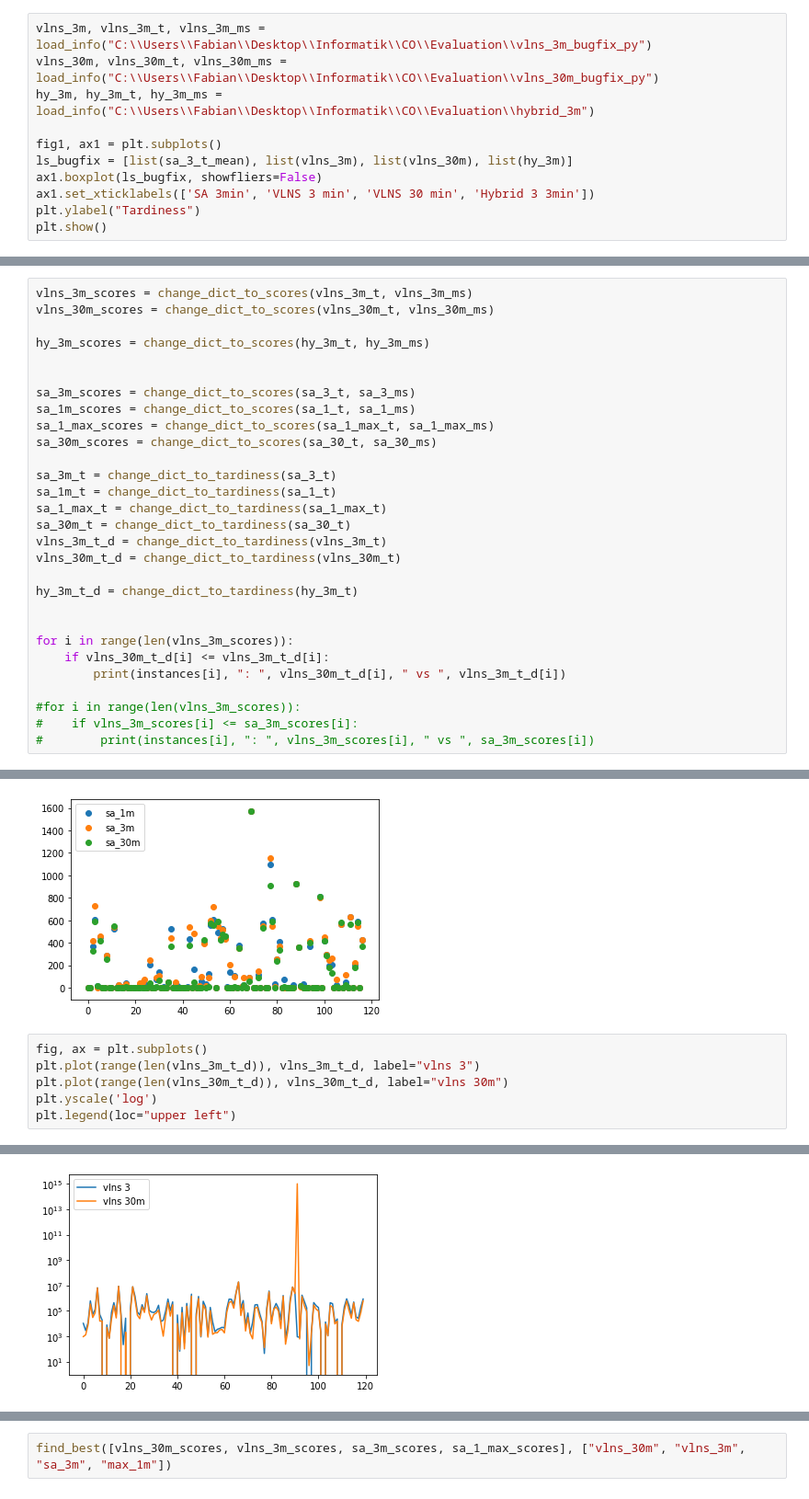
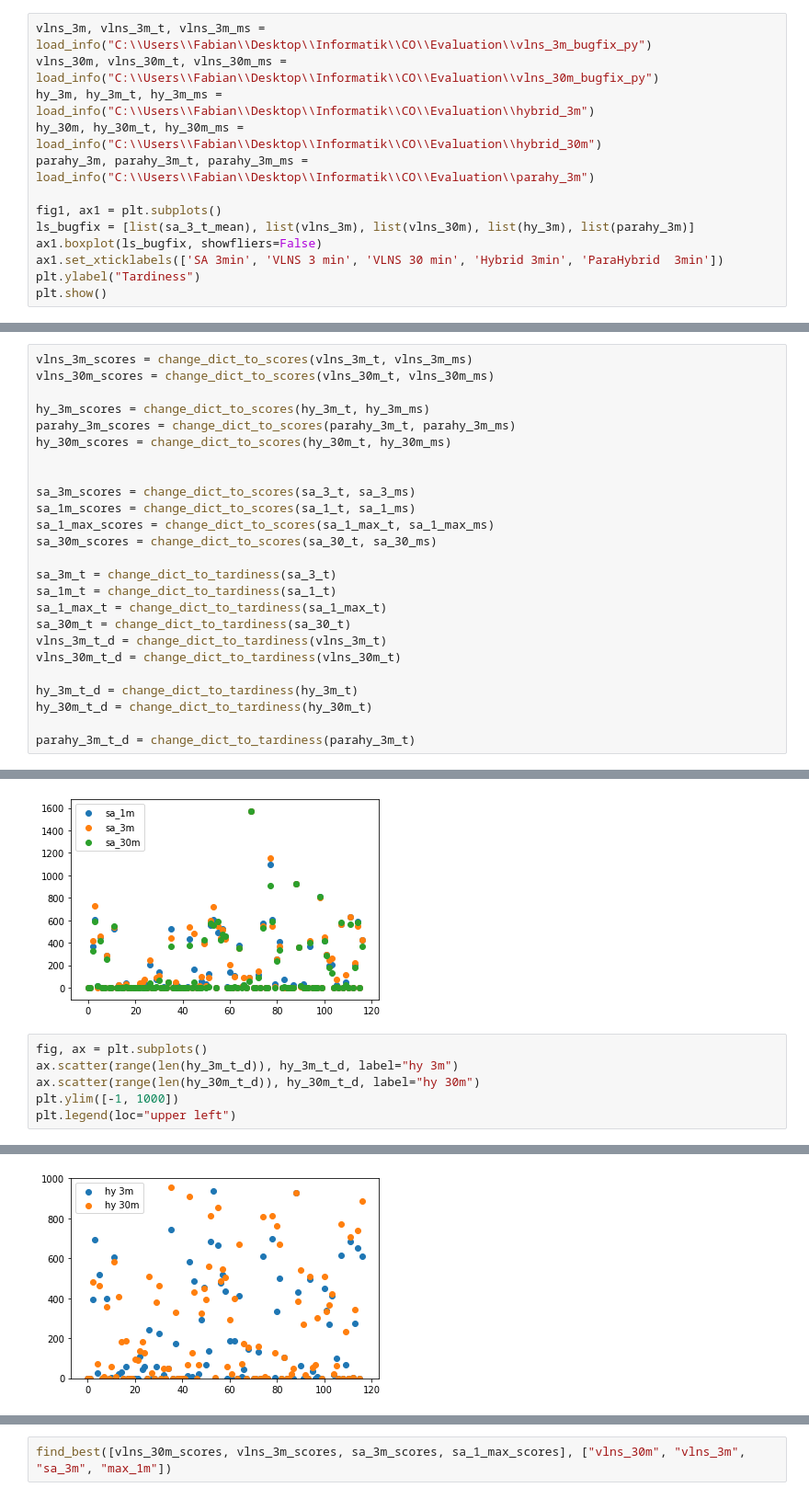
Before and after one commit to ocatias/Metaheuristic-UPMS, a Jupyter notebook: Notebooks/FigureNotebooks.ipynb, the cells around one changed output, grey strips where cells are left out. Shown at 92% size. Drawn from its saved outputs; the diff is of its cells as text.

Commit message:
Add parallel hybrid to notebook

```diff
--- a/Notebooks/FigureNotebooks.ipynb
+++ b/Notebooks/FigureNotebooks.ipynb
@@ -241,11 +241,13 @@ Tardiness mean:  1033.30125
 vlns_3m, vlns_3m_t, vlns_3m_ms = load_info("C:\\Users\\Fabian\\Desktop\\Informatik\\CO\\Evaluation\\vlns_3m_bugfix_py")
 vlns_30m, vlns_30m_t, vlns_30m_ms = load_info("C:\\Users\\Fabian\\Desktop\\Informatik\\CO\\Evaluation\\vlns_30m_bugfix_py")
 hy_3m, hy_3m_t, hy_3m_ms = load_info("C:\\Users\\Fabian\\Desktop\\Informatik\\CO\\Evaluation\\hybrid_3m")
+hy_30m, hy_30m_t, hy_30m_ms = load_info("C:\\Users\\Fabian\\Desktop\\Informatik\\CO\\Evaluation\\hybrid_30m")
+parahy_3m, parahy_3m_t, parahy_3m_ms = load_info("C:\\Users\\Fabian\\Desktop\\Informatik\\CO\\Evaluation\\parahy_3m")
 
 fig1, ax1 = plt.subplots()
-ls_bugfix = [list(sa_3_t_mean), list(vlns_3m), list(vlns_30m), list(hy_3m)]
+ls_bugfix = [list(sa_3_t_mean), list(vlns_3m), list(vlns_30m), list(hy_3m), list(parahy_3m)]
 ax1.boxplot(ls_bugfix, showfliers=False)
-ax1.set_xticklabels(['SA 3min', 'VLNS 3 min', 'VLNS 30 min', 'Hybrid 3 3min'])
+ax1.set_xticklabels(['SA 3min', 'VLNS 3 min', 'VLNS 30 min', 'Hybrid 3min', 'ParaHybrid  3min'])
 plt.ylabel("Tardiness")
 plt.show()
 # %% [output]
@@ -296,6 +304,8 @@ vlns_3m_scores = change_dict_to_scores(vlns_3m_t, vlns_3m_ms)
 vlns_30m_scores = change_dict_to_scores(vlns_30m_t, vlns_30m_ms)
 
 hy_3m_scores = change_dict_to_scores(hy_3m_t, hy_3m_ms)
+parahy_3m_scores = change_dict_to_scores(parahy_3m_t, parahy_3m_ms)
+hy_30m_scores = change_dict_to_scores(hy_30m_t, hy_30m_ms)
 
 
 sa_3m_scores = change_dict_to_scores(sa_3_t, sa_3_ms)
@@ -311,12 +321,6 @@ vlns_3m_t_d = change_dict_to_tardiness(vlns_3m_t)
 vlns_30m_t_d = change_dict_to_tardiness(vlns_30m_t)
 
 hy_3m_t_d = change_dict_to_tardiness(hy_3m_t)
+hy_30m_t_d = change_dict_to_tardiness(hy_30m_t)
 
-
-for i in range(len(vlns_3m_scores)):
-    if vlns_30m_t_d[i] <= vlns_3m_t_d[i]:
-        print(instances[i], ": ", vlns_30m_t_d[i], " vs ", vlns_3m_t_d[i])
-
-#for i in range(len(vlns_3m_scores)):
-#    if vlns_3m_scores[i] <= sa_3m_scores[i]:
-#        print(instances[i], ": ", vlns_3m_scores[i], " vs ", sa_3m_scores[i])
+parahy_3m_t_d = change_dict_to_tardiness(parahy_3m_t)
@@ -420,10 +472,10 @@ plt.legend(loc="upper left")
 [figure]
 # %%
 fig, ax = plt.subplots()
-plt.plot(range(len(vlns_3m_t_d)), vlns_3m_t_d, label="vlns 3")
-plt.plot(range(len(vlns_30m_t_d)), vlns_30m_t_d, label="vlns 30m")
-plt.yscale('log')
+ax.scatter(range(len(hy_3m_t_d)), hy_3m_t_d, label="hy 3m")
+ax.scatter(range(len(hy_30m_t_d)), hy_30m_t_d, label="hy 30m")
+plt.ylim([-1, 1000])
 plt.legend(loc="upper left")
 # %% [output]
 <matplotlib.legend.Legend at 0x...>
-[figure, old version]
+[figure, new version]
```
Also changed, not shown: parts of 13 cells of this notebook.
